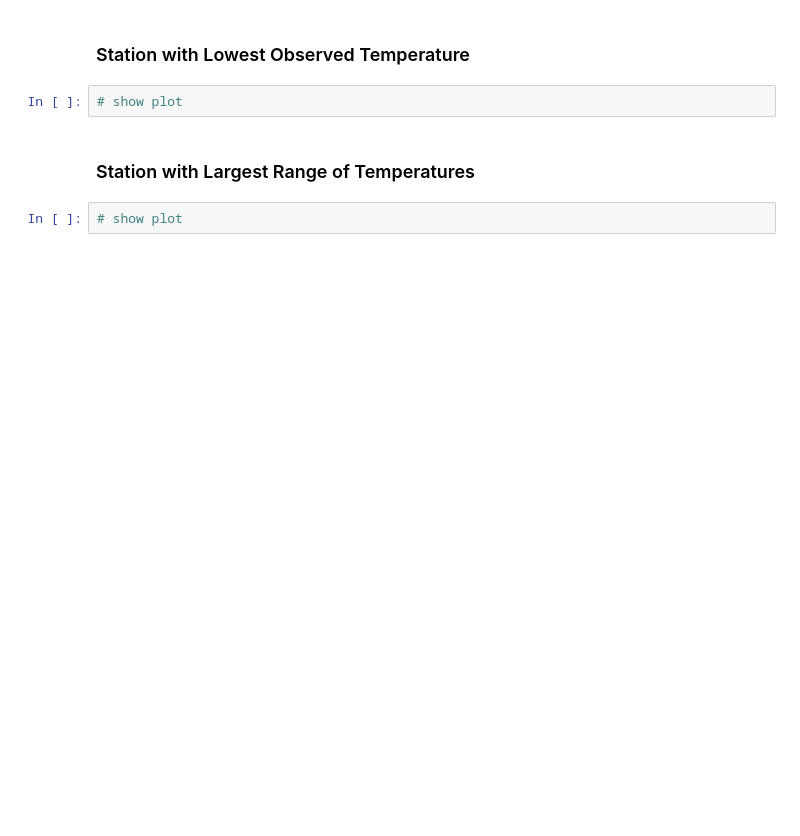
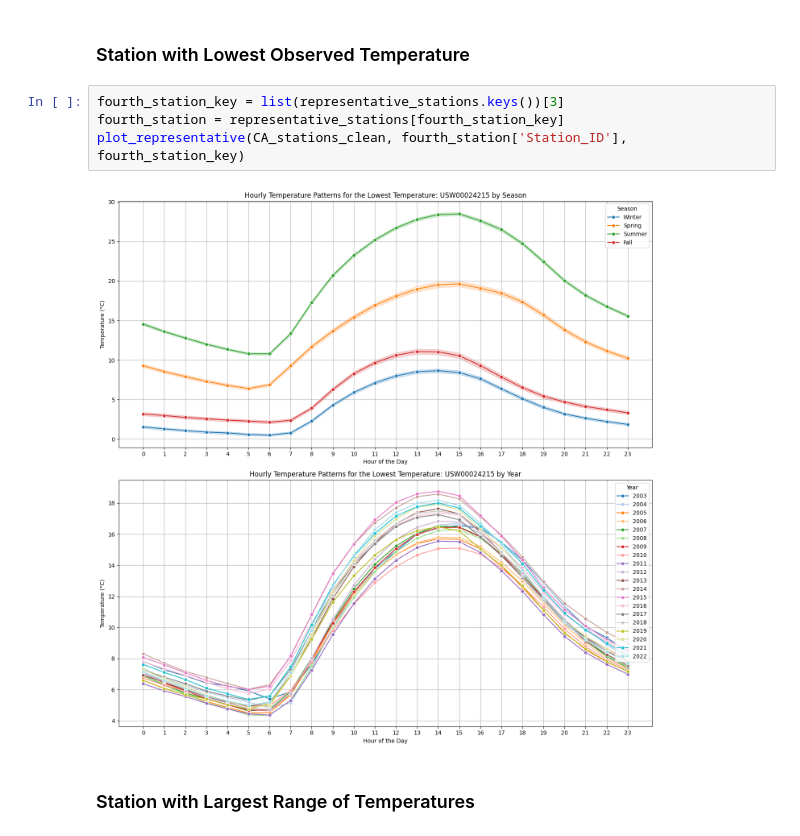
Before and after one commit to lizbethkr/PHIT-Project-1, a Jupyter notebook: notebooks/exploratory_data_analysis.ipynb, the cells around one changed output. Drawn from its saved outputs; the diff is of its cells as text; blank space fills up the shorter version.

```diff
--- a/notebooks/exploratory_data_analysis.ipynb
+++ b/notebooks/exploratory_data_analysis.ipynb
@@ -395,8 +353,10 @@ representative_stations = get_representative_stations(CA_stations_clean)
 # %% [markdown]
 ### Station with Lowest Observed Temperature
-# %%
-# show plot
+# %%
+fourth_station_key = list(representative_stations.keys())[3]
+fourth_station = representative_stations[fourth_station_key]
+plot_representative(CA_stations_clean, fourth_station['Station_ID'], fourth_station_key)
+# %% [output]
+[figure, added]
 # %% [markdown]
 ### Station with Largest Range of Temperatures
-# %%
-# show plot
```
Also changed, not shown: parts of 10 cells of this notebook, 1 other file.
